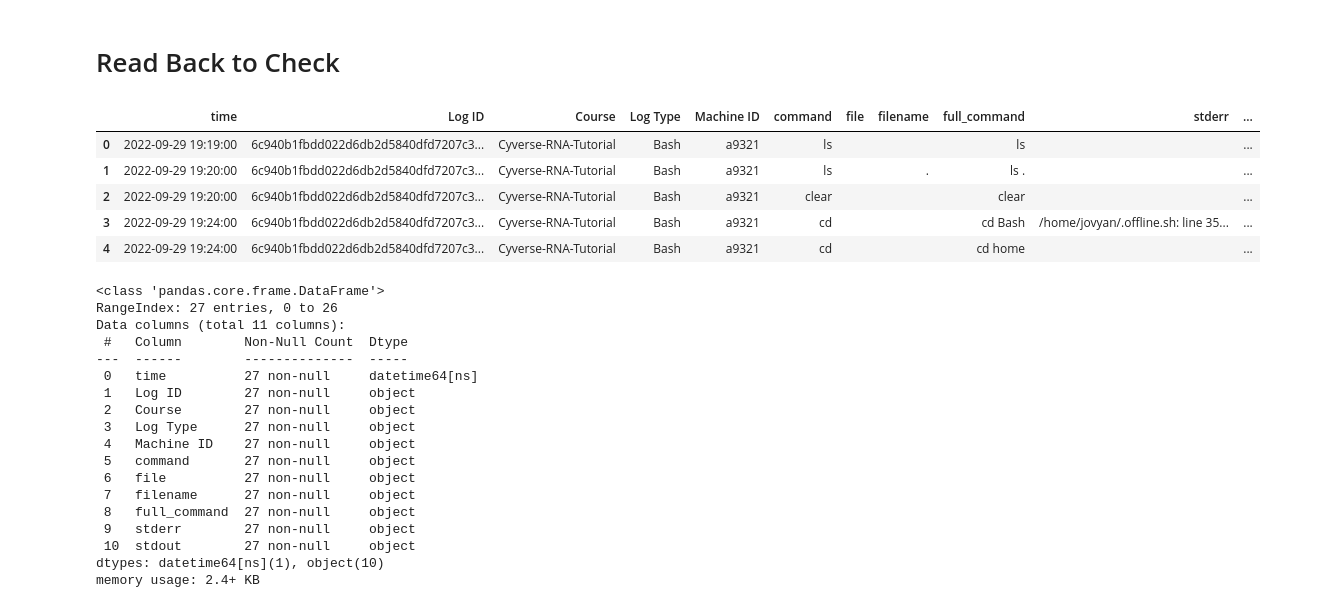
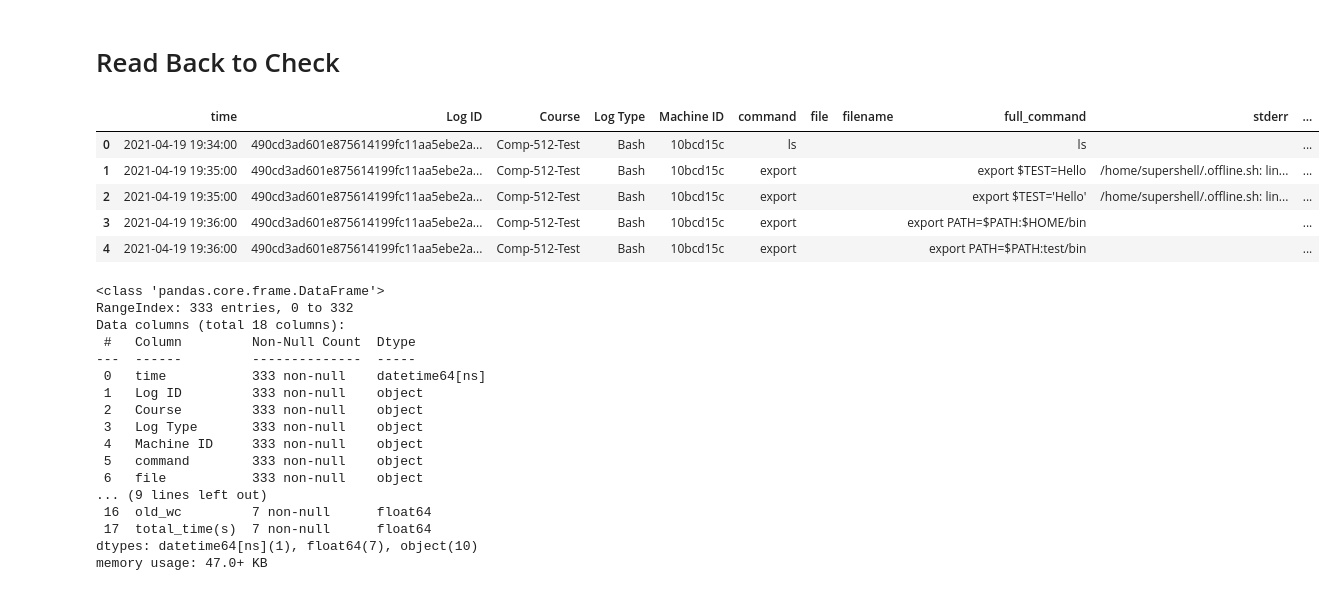
Before and after one commit to GuningShen/error-suggestion, a Jupyter notebook: Log_Processor_Guide.ipynb, the cells around one changed output. Cells and saved outputs as stored; diff of their text form; code cells hidden in the pictures.

```diff
--- a/Log_Processor_Guide.ipynb
+++ b/Log_Processor_Guide.ipynb
@@ -386,33 +368,32 @@ to_export.to_pickle(output_dir + "response1.pki")
 # %% [markdown]
 # Read Back to Check
 # %%
-reloaded = pd.read_pickle(output_dir + "response1.pki")
+reloaded = pd.read_pickle(output_dir + "response2.pki")
 reloaded.head()
 # %% [output]
 |  | time | Log ID | Course | Log Type | Machine ID | command | file | filename | full_command | stderr | ... |
-| 0 | 2022-09-29 19:19:00 | 6c940b1fbdd022d6db2d5840dfd7207c3... | Cyverse-RNA-Tutorial | Bash | a9321 | ls |  |  | ls |  | ... |
-| 1 | 2022-09-29 19:20:00 | 6c940b1fbdd022d6db2d5840dfd7207c3... | Cyverse-RNA-Tutorial | Bash | a9321 | ls |  | . | ls . |  | ... |
-| 2 | 2022-09-29 19:20:00 | 6c940b1fbdd022d6db2d5840dfd7207c3... | Cyverse-RNA-Tutorial | Bash | a9321 | clear |  |  | clear |  | ... |
-| 3 | 2022-09-29 19:24:00 | 6c940b1fbdd022d6db2d5840dfd7207c3... | Cyverse-RNA-Tutorial | Bash | a9321 | cd |  |  | cd Bash | /home/jovyan/.offline.sh: line 35... | ... |
-| 4 | 2022-09-29 19:24:00 | 6c940b1fbdd022d6db2d5840dfd7207c3... | Cyverse-RNA-Tutorial | Bash | a9321 | cd |  |  | cd home |  | ... |
+| 0 | 2021-04-19 19:34:00 | 490cd3ad601e875614199fc11aa5ebe2a... | Comp-512-Test | Bash | 10bcd15c | ls |  |  | ls |  | ... |
+| 1 | 2021-04-19 19:35:00 | 490cd3ad601e875614199fc11aa5ebe2a... | Comp-512-Test | Bash | 10bcd15c | export |  |  | export $TEST=Hello | /home/supershell/.offline.sh: lin... | ... |
+| 2 | 2021-04-19 19:35:00 | 490cd3ad601e875614199fc11aa5ebe2a... | Comp-512-Test | Bash | 10bcd15c | export |  |  | export $TEST='Hello' | /home/supershell/.offline.sh: lin... | ... |
+| 3 | 2021-04-19 19:36:00 | 490cd3ad601e875614199fc11aa5ebe2a... | Comp-512-Test | Bash | 10bcd15c | export |  |  | export PATH=$PATH:$HOME/bin |  | ... |
+| 4 | 2021-04-19 19:36:00 | 490cd3ad601e875614199fc11aa5ebe2a... | Comp-512-Test | Bash | 10bcd15c | export |  |  | export PATH=$PATH:test/bin |  | ... |
 # %%
 reloaded.info()
 # %% [output]
 <class 'pandas.core.frame.DataFrame'>
-RangeIndex: 27 entries, 0 to 26
-Data columns (total 11 columns):
- #   Column        Non-Null Count  Dtype
----  ------        --------------  -----
- 0   time          27 non-null     datetime64[ns]
- 1   Log ID        27 non-null     object
- 2   Course        27 non-null     object
- 3   Log Type      27 non-null     object
- 4   Machine ID    27 non-null     object
- 5   command       27 non-null     object
- 6   file          27 non-null     object
- 7   filename      27 non-null     object
- 8   full_command  27 non-null     object
- 9   stderr        27 non-null     object
- 10  stdout        27 non-null     object
-dtypes: datetime64[ns](1), object(10)
-memory usage: 2.4+ KB
+RangeIndex: 333 entries, 0 to 332
+Data columns (total 18 columns):
+ #   Column         Non-Null Count  Dtype
+---  ------         --------------  -----
+ 0   time           333 non-null    datetime64[ns]
+ 1   Log ID         333 non-null    object
+ 2   Course         333 non-null    object
+ 3   Log Type       333 non-null    object
+ 4   Machine ID     333 non-null    object
+ 5   command        333 non-null    object
+ 6   file           333 non-null    object
+... (9 lines left out)
+ 16  old_wc         7 non-null      float64
+ 17  total_time(s)  7 non-null      float64
+dtypes: datetime64[ns](1), float64(7), object(10)
+memory usage: 47.0+ KB
```
Also changed, not shown: parts of 9 cells of this notebook, 9 other files.
